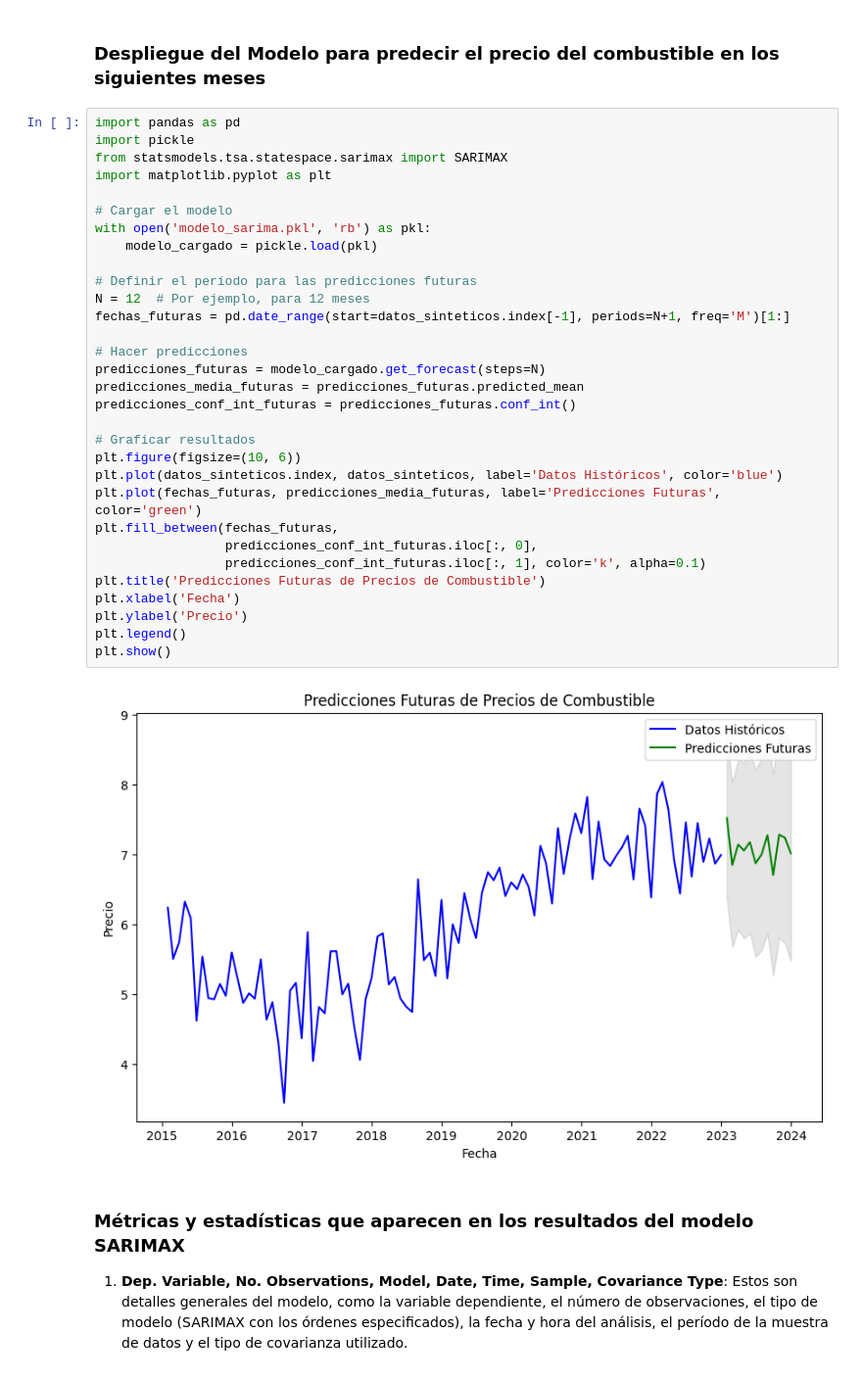
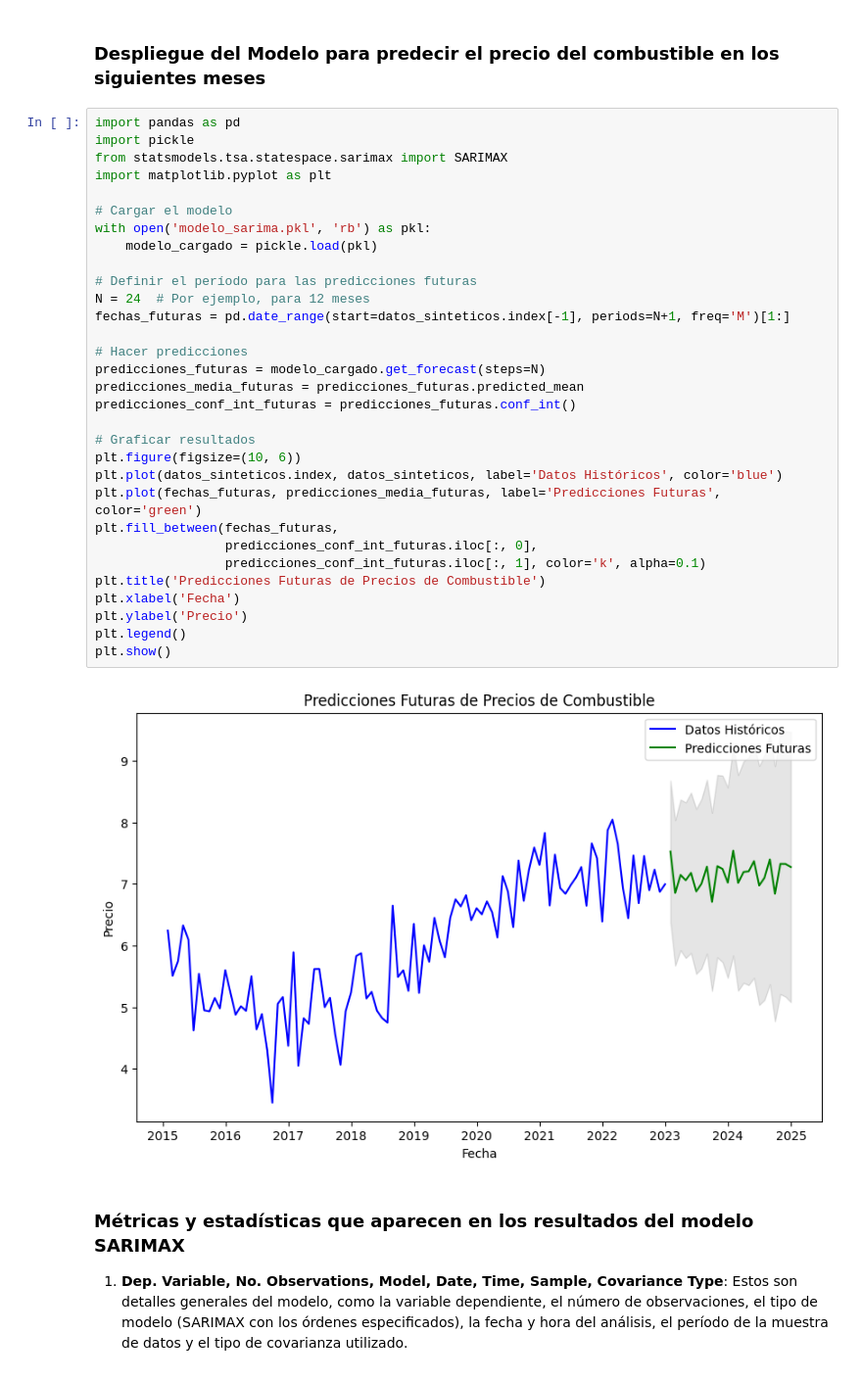
Before and after one commit to jserrataylor/cursoAI, a Jupyter notebook: Regresion_Lineal_Actualizado.ipynb, the cells around one changed output. Shown at 98% size. Saved outputs shown, nothing was run; the diff lists cells and outputs as text.

```diff
--- a/Regresion_Lineal_Actualizado.ipynb
+++ b/Regresion_Lineal_Actualizado.ipynb
@@ -439,35 +439,35 @@ with open('modelo_sarima.pkl', 'wb') as pkl:
 import pandas as pd
 import pickle
 from statsmodels.tsa.statespace.sarimax import SARIMAX
 import matplotlib.pyplot as plt
 
 # Cargar el modelo
 with open('modelo_sarima.pkl', 'rb') as pkl:
     modelo_cargado = pickle.load(pkl)
 
 # Definir el período para las predicciones futuras
-N = 12  # Por ejemplo, para 12 meses
+N = 24  # Por ejemplo, para 12 meses
 fechas_futuras = pd.date_range(start=datos_sinteticos.index[-1], periods=N+1, freq='M')[1:]
 
 # Hacer predicciones
 predicciones_futuras = modelo_cargado.get_forecast(steps=N)
 predicciones_media_futuras = predicciones_futuras.predicted_mean
 predicciones_conf_int_futuras = predicciones_futuras.conf_int()
 
 # Graficar resultados
 plt.figure(figsize=(10, 6))
 plt.plot(datos_sinteticos.index, datos_sinteticos, label='Datos Históricos', color='blue')
 plt.plot(fechas_futuras, predicciones_media_futuras, label='Predicciones Futuras', color='green')
 plt.fill_between(fechas_futuras,
                  predicciones_conf_int_futuras.iloc[:, 0],
                  predicciones_conf_int_futuras.iloc[:, 1], color='k', alpha=0.1)
 plt.title('Predicciones Futuras de Precios de Combustible')
 plt.xlabel('Fecha')
 plt.ylabel('Precio')
 plt.legend()
 plt.show()
 # %% [output]
-[figure, old version]
+[figure, new version]
 # %% [markdown]
 ### **Métricas y estadísticas que aparecen en los resultados del modelo SARIMAX**
 
```
Also changed, not shown: parts of 2 cells of this notebook.
